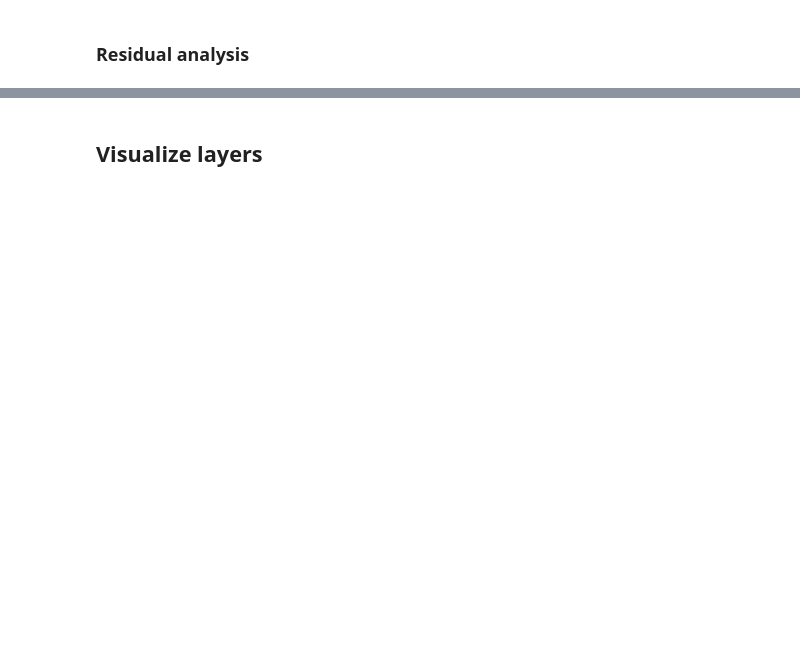
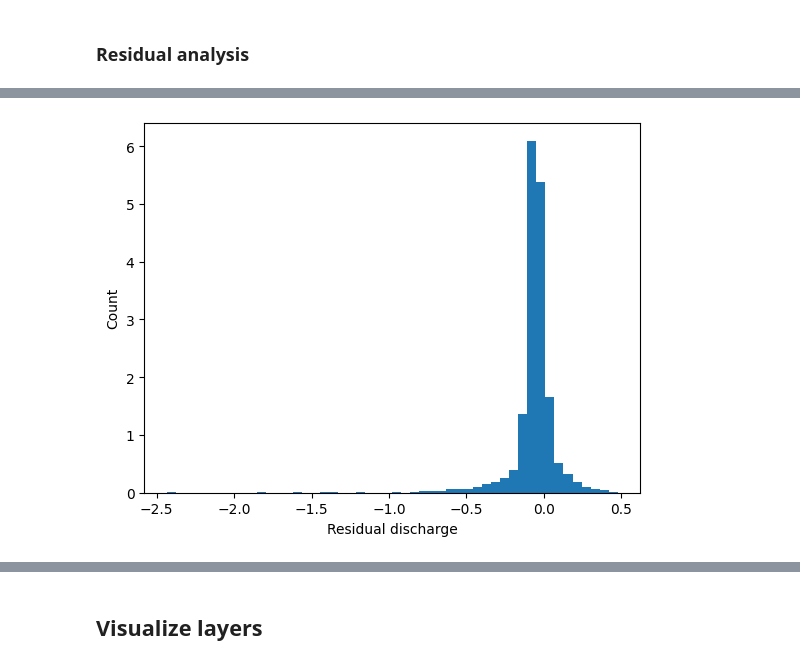
Before and after one commit to andresnowak/Hydrology_AI_project, a Jupyter notebook: models/cnn_model/cnn_v1.ipynb, the cells around one changed output, grey strips where cells are left out. Cells and saved outputs as stored; diff of their text form; code cells hidden in the pictures; blank space fills up the shorter version.

```diff
--- a/models/cnn_model/cnn_v1.ipynb
+++ b/models/cnn_model/cnn_v1.ipynb
@@ -460,3 +518,10 @@ Error:
+# %%
+plt.hist(residual_discharge, density=True, bins = 50)
+plt.ylabel('Count')
+plt.xlabel('Residual discharge');
+plt.show()
+# %% [output]
+[figure, added]
 # %%
 stat, pval = normal_ad(residual_stage)
 print("p-value:", pval)
```
Also changed, not shown: parts of 32 cells of this notebook, 4 other files.
